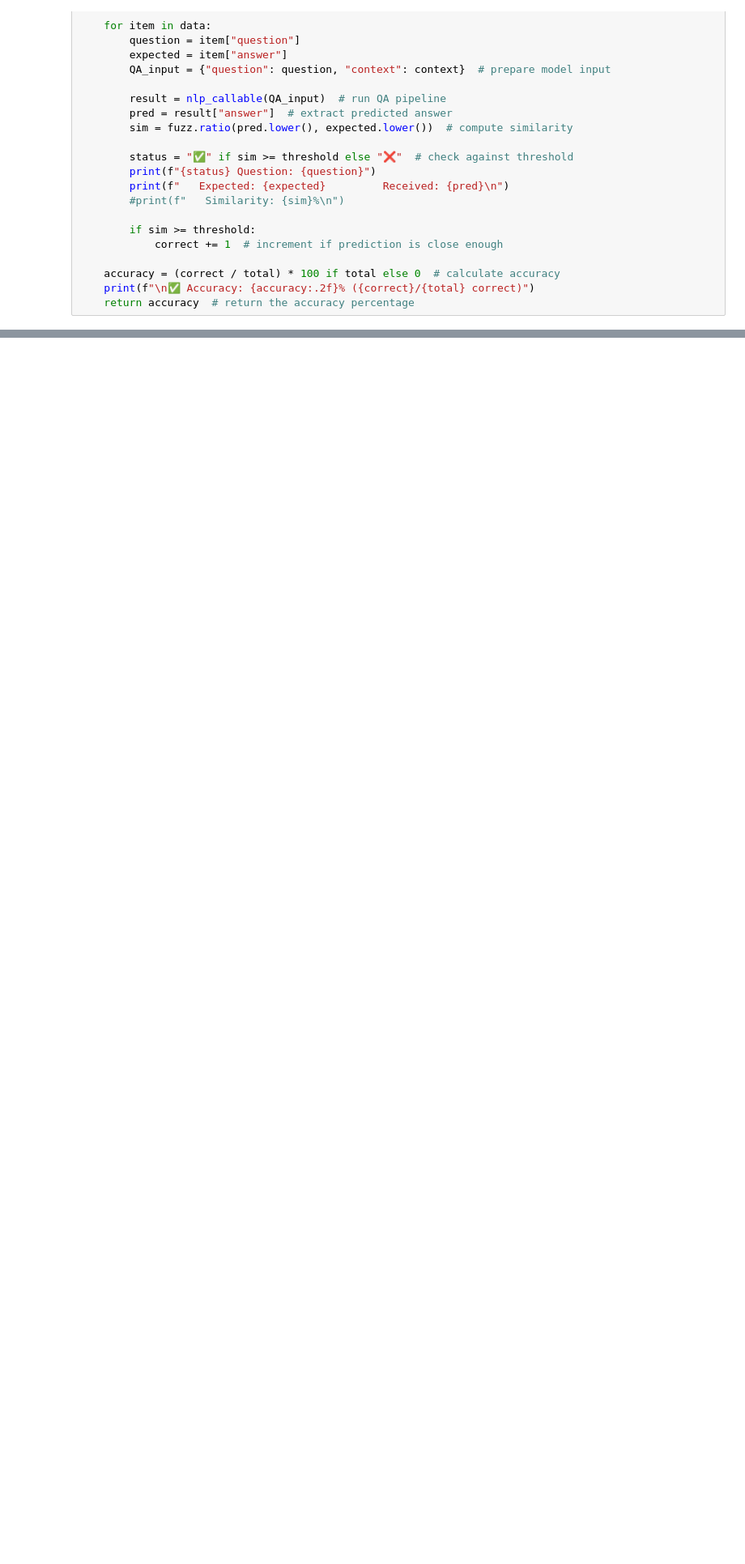
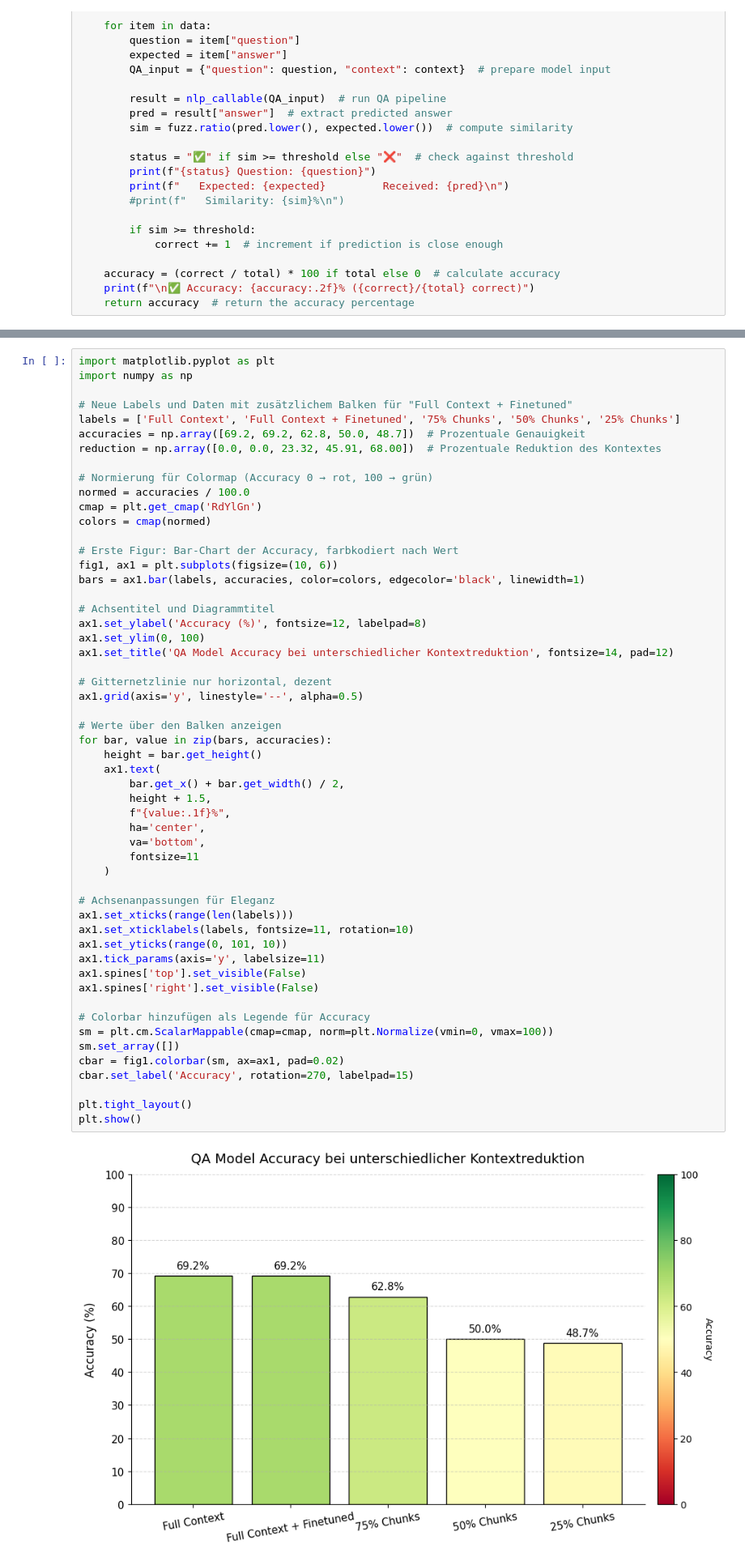
Before and after one commit to anton-seitz/llm-based-QA, a Jupyter notebook: docs/prototypes.ipynb, the cells around one changed output, grey strips where cells are left out. Shown at 81% size. Cells and saved outputs as stored; diff of their text form; blank space fills up the shorter version.

```diff
--- a/docs/prototypes.ipynb
+++ b/docs/prototypes.ipynb
@@ -193,0 +249,56 @@ plt.show()
+# %%
+import matplotlib.pyplot as plt
+import numpy as np
+
+# Neue Labels und Daten mit zusätzlichem Balken für "Full Context + Finetuned"
+labels = ['Full Context', 'Full Context + Finetuned', '75% Chunks', '50% Chunks', '25% Chunks']
+accuracies = np.array([69.2, 69.2, 62.8, 50.0, 48.7])  # Prozentuale Genauigkeit
+reduction = np.array([0.0, 0.0, 23.32, 45.91, 68.00])  # Prozentuale Reduktion des Kontextes
+
+# Normierung für Colormap (Accuracy 0 → rot, 100 → grün)
+normed = accuracies / 100.0
+cmap = plt.get_cmap('RdYlGn')
+colors = cmap(normed)
+
+# Erste Figur: Bar-Chart der Accuracy, farbkodiert nach Wert
+fig1, ax1 = plt.subplots(figsize=(10, 6))
+bars = ax1.bar(labels, accuracies, color=colors, edgecolor='black', linewidth=1)
+
+# Achsentitel und Diagrammtitel
+ax1.set_ylabel('Accuracy (%)', fontsize=12, labelpad=8)
+ax1.set_ylim(0, 100)
+ax1.set_title('QA Model Accuracy bei unterschiedlicher Kontextreduktion', fontsize=14, pad=12)
+
+# Gitternetzlinie nur horizontal, dezent
+ax1.grid(axis='y', linestyle='--', alpha=0.5)
+
+# Werte über den Balken anzeigen
+for bar, value in zip(bars, accuracies):
+    height = bar.get_height()
+    ax1.text(
+        bar.get_x() + bar.get_width() / 2,
+        height + 1.5,
+        f"{value:.1f}%",
+        ha='center',
+        va='bottom',
+        fontsize=11
+    )
+
+# Achsenanpassungen für Eleganz
+ax1.set_xticks(range(len(labels)))
+ax1.set_xticklabels(labels, fontsize=11, rotation=10)
+ax1.set_yticks(range(0, 101, 10))
+ax1.tick_params(axis='y', labelsize=11)
+ax1.spines['top'].set_visible(False)
+ax1.spines['right'].set_visible(False)
+
+# Colorbar hinzufügen als Legende für Accuracy
+sm = plt.cm.ScalarMappable(cmap=cmap, norm=plt.Normalize(vmin=0, vmax=100))
+sm.set_array([])
+cbar = fig1.colorbar(sm, ax=ax1, pad=0.02)
+cbar.set_label('Accuracy', rotation=270, labelpad=15)
+
+plt.tight_layout()
+plt.show()
+# %% [output]
+[figure, added]
```
Also changed, not shown: parts of 2 cells of this notebook, 6 other files.
